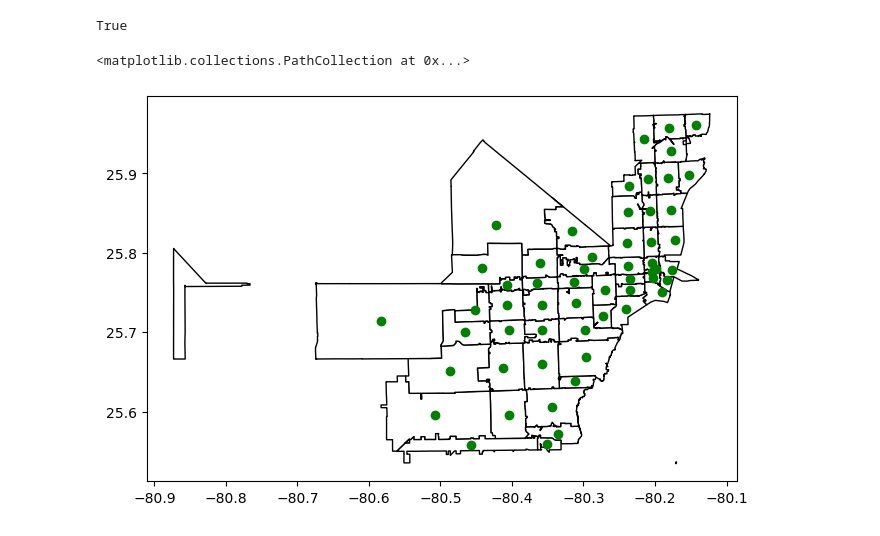
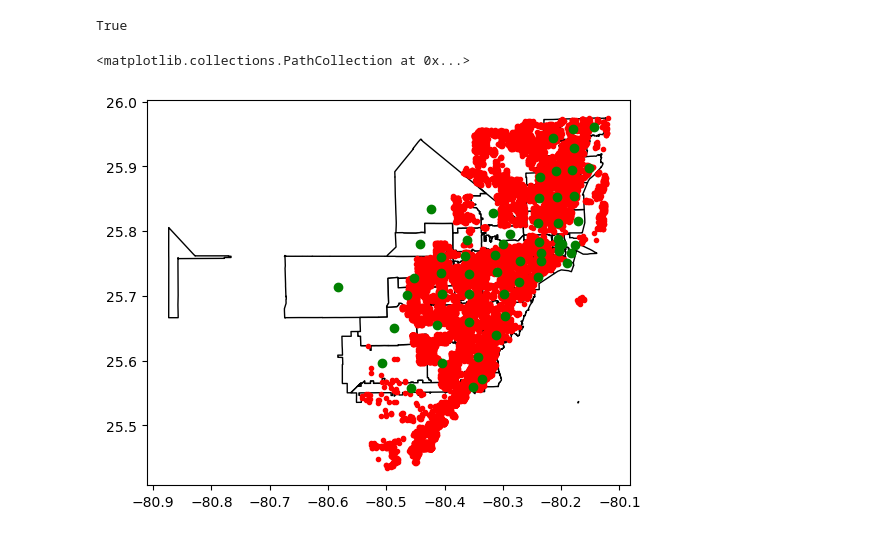
Before and after one commit to DeiviGT1/arc-is, a Jupyter notebook: hola copy.ipynb, the cells around one changed output. Saved outputs shown, nothing was run; the diff lists cells and outputs as text; code cells hidden in the pictures.

```diff
--- a/hola copy.ipynb
+++ b/hola copy.ipynb
@@ -12,6 +13,7 @@ True
 zip_map = gpd.read_file("fl_florida_zip_codes_geo.min.json")
 zip_codes = pd.read_csv("zip_code_database.csv")
 neighborhood_map = gpd.read_file("Miami_Neighborhoods_Shapefile (1).geojson")
+csv = pd.read_csv("miami-housing.csv")
 # %%
 zip_codes = zip_codes[["primary_city", "state", "county", "timezone", "area_codes", "country", "zip"]]
 zip_codes["county, state"] = zip_codes["county"] + ", " + zip_codes["state"]
@@ -29,9 +34,10 @@ neighborhood_map = neighborhood_map.drop(columns=(["Shape__Length", "Shape__Area
 # %%
 fig, ax = plt.subplots(figsize=(20,5))
 
 
 zip_map.plot(ax=ax, color="white", edgecolor="black")
+plt.scatter(csv["LONGITUDE"], csv["LATITUDE"], marker='.', color="red")
 ax.scatter(zip_map["INTPTLON10"], zip_map["INTPTLAT10"], marker='o', color="green")
 # %% [output]
 <matplotlib.collections.PathCollection at 0x...>
-[figure, old version]
+[figure, new version]
```
Also changed, not shown: parts of 7 cells of this notebook.
